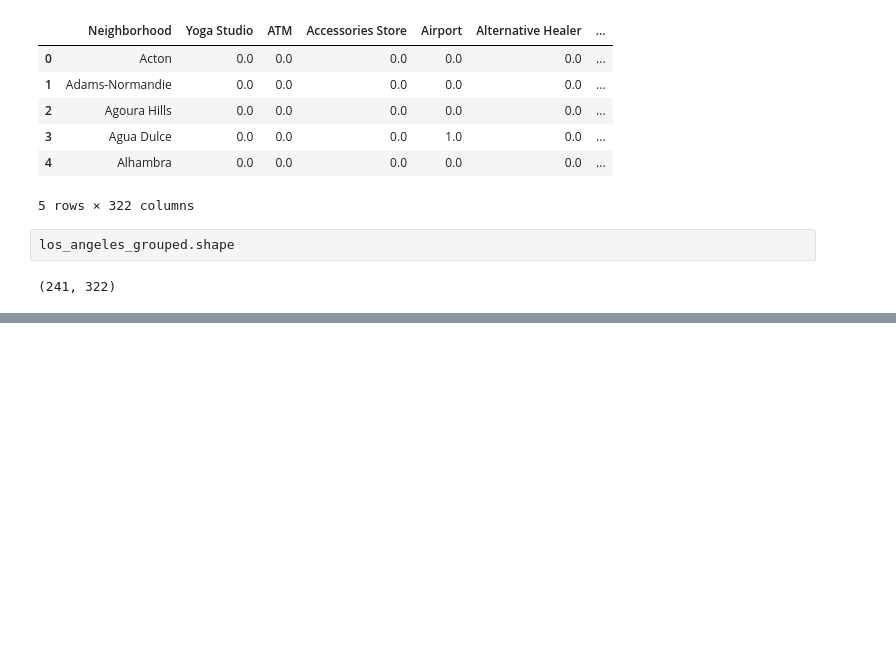
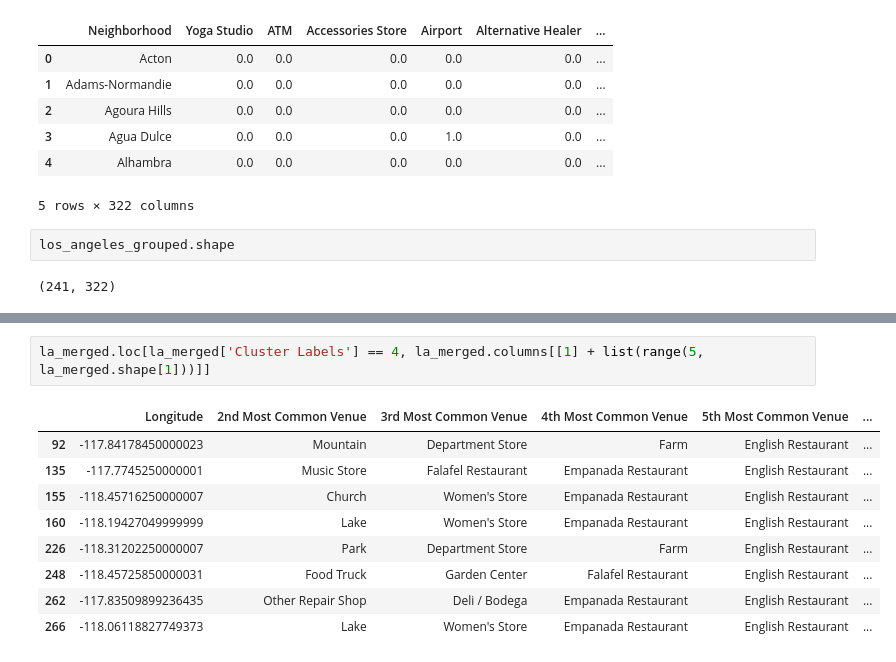
Before and after one commit to jonkmatsumo/Coursera_Capstone, a Jupyter notebook: Capstone.ipynb, the cells around one changed output, grey strips where cells are left out. Saved outputs shown, nothing was run; the diff lists cells and outputs as text; blank space fills up the shorter version.

```diff
--- a/Capstone.ipynb
+++ b/Capstone.ipynb
@@ -308,0 +486,12 @@ los_angeles_grouped.shape
+# %%
+la_merged.loc[la_merged['Cluster Labels'] == 4, la_merged.columns[[1] + list(range(5, la_merged.shape[1]))]]
+# %% [output]
+|  | Longitude | 2nd Most Common Venue | 3rd Most Common Venue | 4th Most Common Venue | 5th Most Common Venue | ... |
+| 92 | -117.84178450000023 | Mountain | Department Store | Farm | English Restaurant | ... |
+| 135 | -117.7745250000001 | Music Store | Falafel Restaurant | Empanada Restaurant | English Restaurant | ... |
+| 155 | -118.45716250000007 | Church | Women's Store | Empanada Restaurant | English Restaurant | ... |
+| 160 | -118.19427049999999 | Lake | Women's Store | Empanada Restaurant | English Restaurant | ... |
+| 226 | -118.31202250000007 | Park | Department Store | Farm | English Restaurant | ... |
+| 248 | -118.45725850000031 | Food Truck | Garden Center | Falafel Restaurant | English Restaurant | ... |
+| 262 | -117.83509899236435 | Other Repair Shop | Deli / Bodega | Empanada Restaurant | English Restaurant | ... |
+| 266 | -118.06118827749373 | Lake | Women's Store | Empanada Restaurant | English Restaurant | ... |
```
Also changed, not shown: parts of 15 cells of this notebook.
